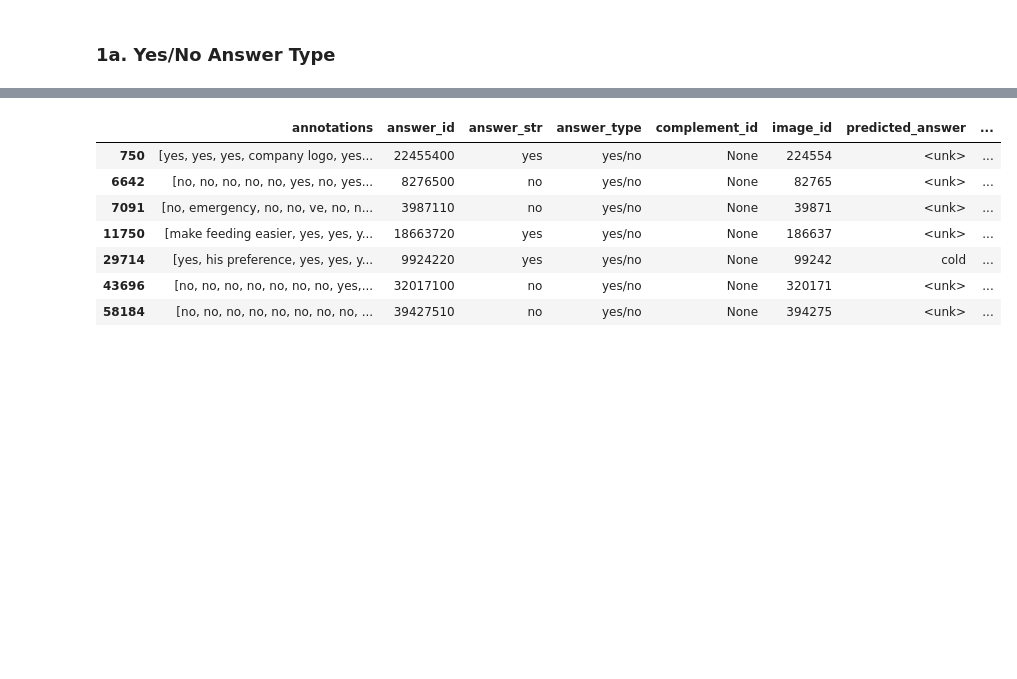
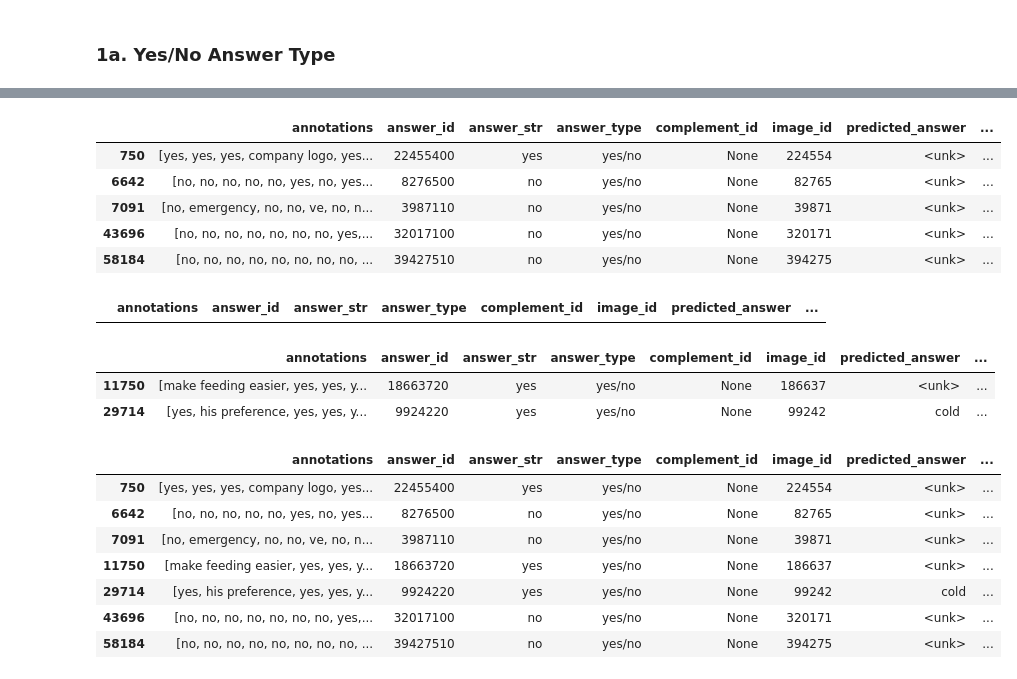
Before and after one commit to mwinton/w266-final-project, a Jupyter notebook: bin/postprocess-enhanced.ipynb, the cells around one changed output, grey strips where cells are left out. Saved outputs shown, nothing was run; the diff lists cells and outputs as text; code cells hidden in the pictures; blank space fills up the shorter version.

```diff
--- a/bin/postprocess-enhanced.ipynb
+++ b/bin/postprocess-enhanced.ipynb
@@ -185,3 +185,22 @@ df[df.answer_type=='yes/no'].groupby(['question_type'])['correct', 'partial'].me
+# %%
+df[(df.answer_type=='yes/no') & (df.question_type == 'what') & (df.correct==0)]
+# %% [output]
+|  | annotations | answer_id | answer_str | answer_type | complement_id | image_id | predicted_answer | ... |
+| 750 | [yes, yes, yes, company logo, yes... | 22455400 | yes | yes/no | None | 224554 | <unk> | ... |
+| 6642 | [no, no, no, no, no, yes, no, yes... | 8276500 | no | yes/no | None | 82765 | <unk> | ... |
+| 7091 | [no, emergency, no, no, ve, no, n... | 3987110 | no | yes/no | None | 39871 | <unk> | ... |
+| 43696 | [no, no, no, no, no, no, no, yes,... | 32017100 | no | yes/no | None | 320171 | <unk> | ... |
+| 58184 | [no, no, no, no, no, no, no, no, ... | 39427510 | no | yes/no | None | 394275 | <unk> | ... |
+# %%
+df[(df.answer_type=='yes/no') & (df.question_type == 'what is the') & (df.correct==0)]
+# %% [output]
+|  | annotations | answer_id | answer_str | answer_type | complement_id | image_id | predicted_answer | ... |
+# %%
+df[(df.answer_type=='yes/no') & (df.question_type == 'why') & (df.correct==0)]
+# %% [output]
+|  | annotations | answer_id | answer_str | answer_type | complement_id | image_id | predicted_answer | ... |
+| 11750 | [make feeding easier, yes, yes, y... | 18663720 | yes | yes/no | None | 186637 | <unk> | ... |
+| 29714 | [yes, his preference, yes, yes, y... | 9924220 | yes | yes/no | None | 99242 | cold | ... |
 # %%
 # examples of 0% accuracy for yes/no answer type - 7 data points
 df[(df.answer_type=='yes/no') & \
```
Also changed, not shown: parts of 2 cells of this notebook, 3 other files.
